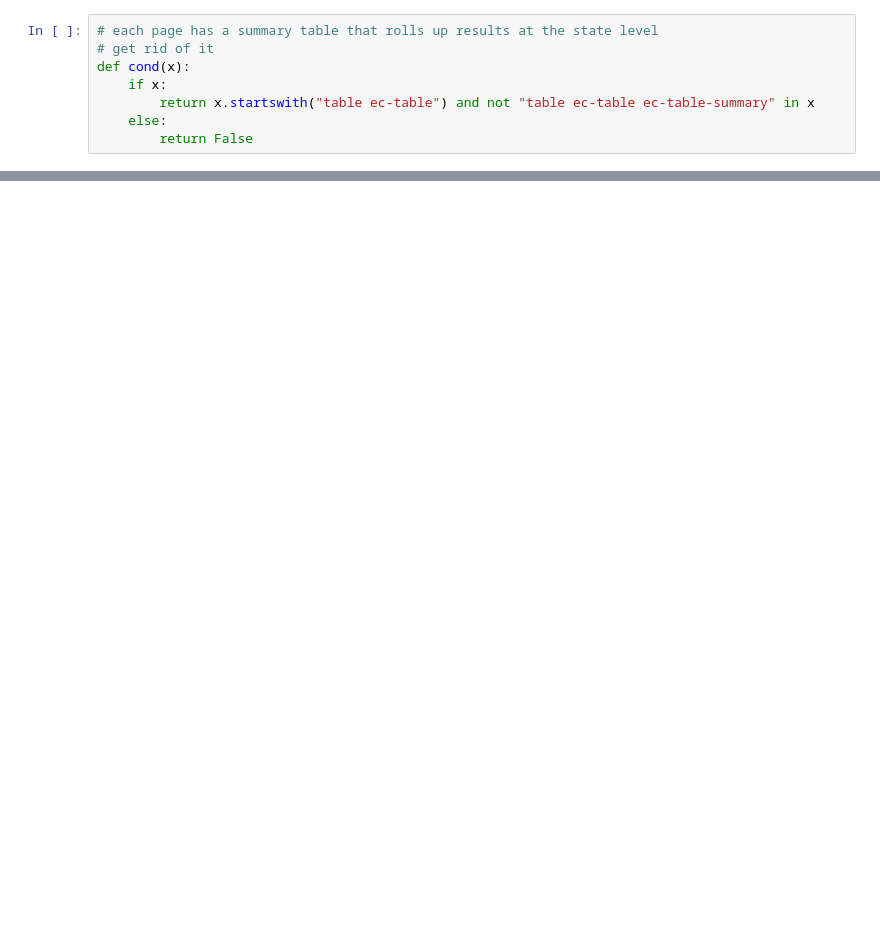
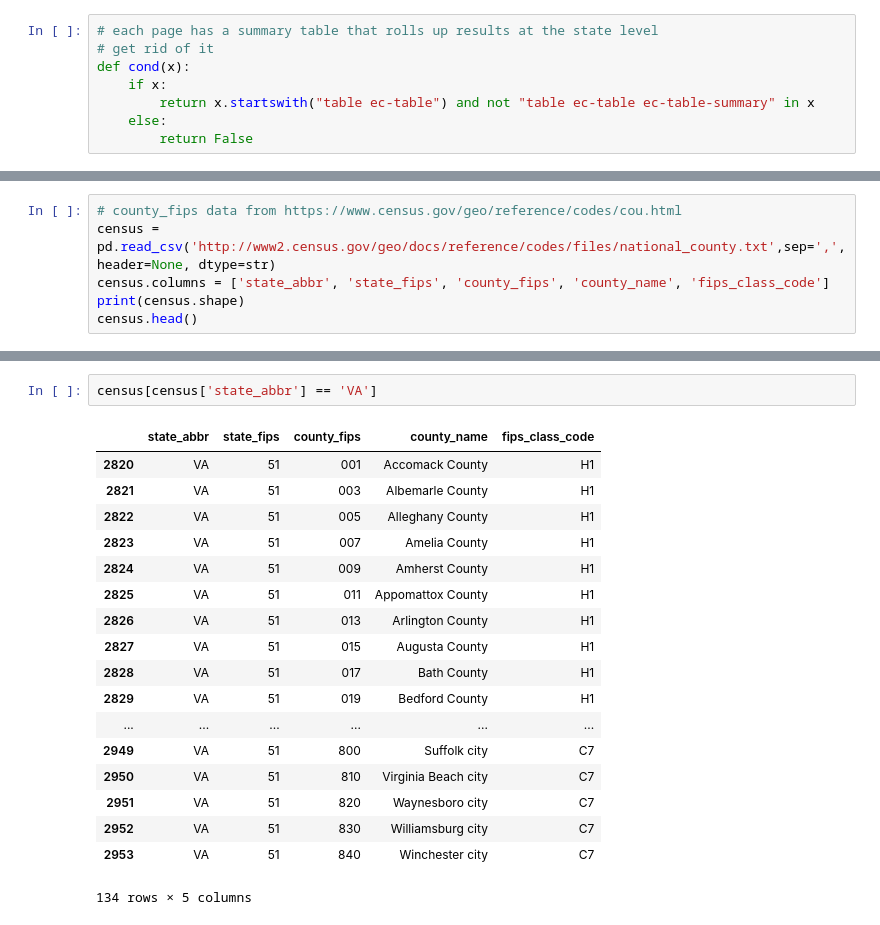
Before and after one commit to tonmcg/US_County_Level_Election_Results_08-20, a Jupyter notebook: 2016_US_County_Level_Presidential_Results.ipynb, the cells around one changed output, grey strips where cells are left out. Drawn from its saved outputs; the diff is of its cells as text; blank space fills up the shorter version.

```diff
--- a/2016_US_County_Level_Presidential_Results.ipynb
+++ b/2016_US_County_Level_Presidential_Results.ipynb
@@ -82,0 +133,6 @@ results
+# %%
+# county_fips data from https://www.census.gov/geo/reference/codes/cou.html
+census = pd.read_csv('http://www2.census.gov/geo/docs/reference/codes/files/national_county.txt',sep=',',header=None, dtype=str)
+census.columns = ['state_abbr', 'state_fips', 'county_fips', 'county_name', 'fips_class_code']
+print(census.shape)
+census.head()
@@ -82,0 +147,21 @@ results
+# %%
+census[census['state_abbr'] == 'VA']
+# %% [output]
+|  | state_abbr | state_fips | county_fips | county_name | fips_class_code |
+| 2820 | VA | 51 | 001 | Accomack County | H1 |
+| 2821 | VA | 51 | 003 | Albemarle County | H1 |
+| 2822 | VA | 51 | 005 | Alleghany County | H1 |
+| 2823 | VA | 51 | 007 | Amelia County | H1 |
+| 2824 | VA | 51 | 009 | Amherst County | H1 |
+| 2825 | VA | 51 | 011 | Appomattox County | H1 |
+| 2826 | VA | 51 | 013 | Arlington County | H1 |
+| 2827 | VA | 51 | 015 | Augusta County | H1 |
+| 2828 | VA | 51 | 017 | Bath County | H1 |
+| 2829 | VA | 51 | 019 | Bedford County | H1 |
+| ... | ... | ... | ... | ... | ... |
+| 2949 | VA | 51 | 800 | Suffolk city | C7 |
+| 2950 | VA | 51 | 810 | Virginia Beach city | C7 |
+| 2951 | VA | 51 | 820 | Waynesboro city | C7 |
+| 2952 | VA | 51 | 830 | Williamsburg city | C7 |
+| 2953 | VA | 51 | 840 | Winchester city | C7 |
+134 rows × 5 columns
```
Also changed, not shown: parts of 17 cells of this notebook, 1 other file.
